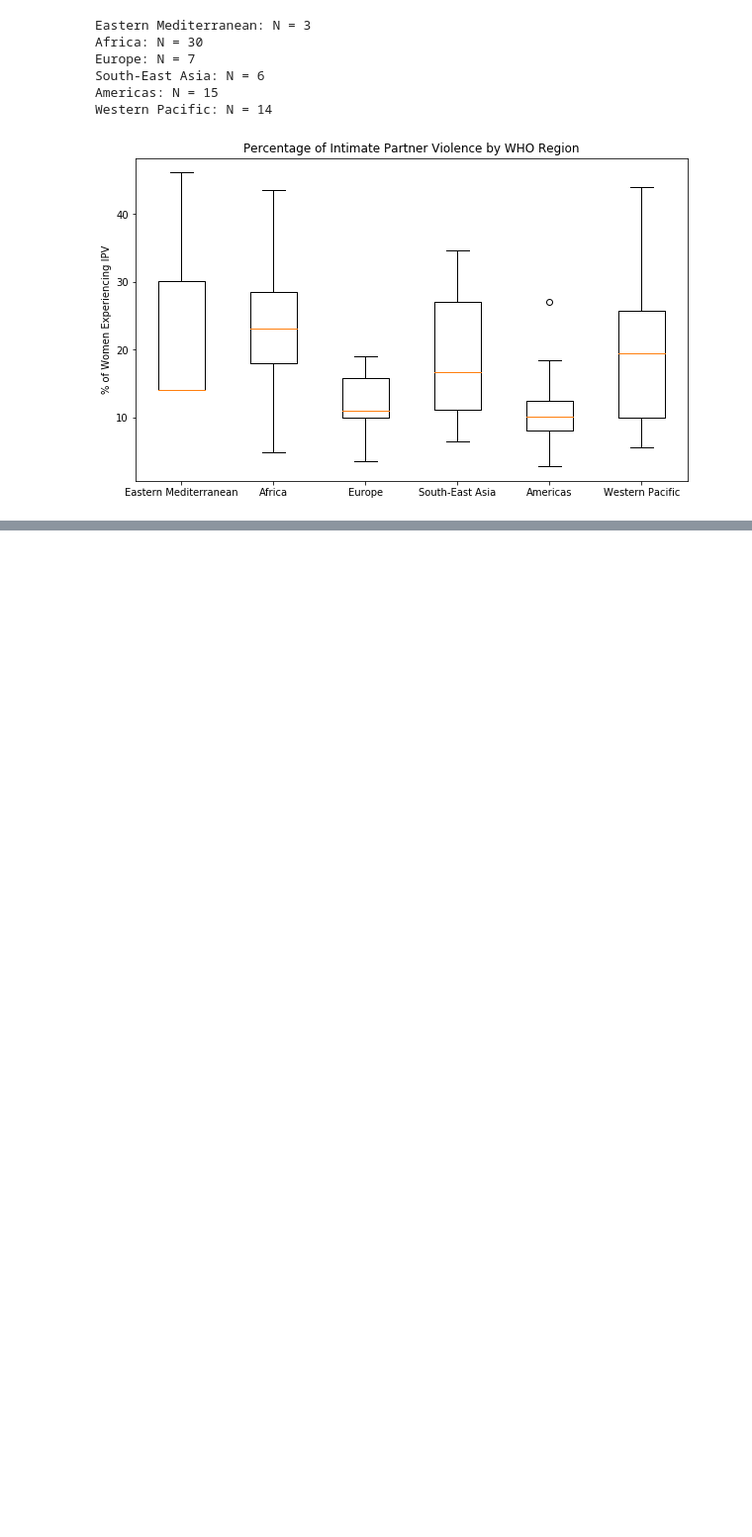
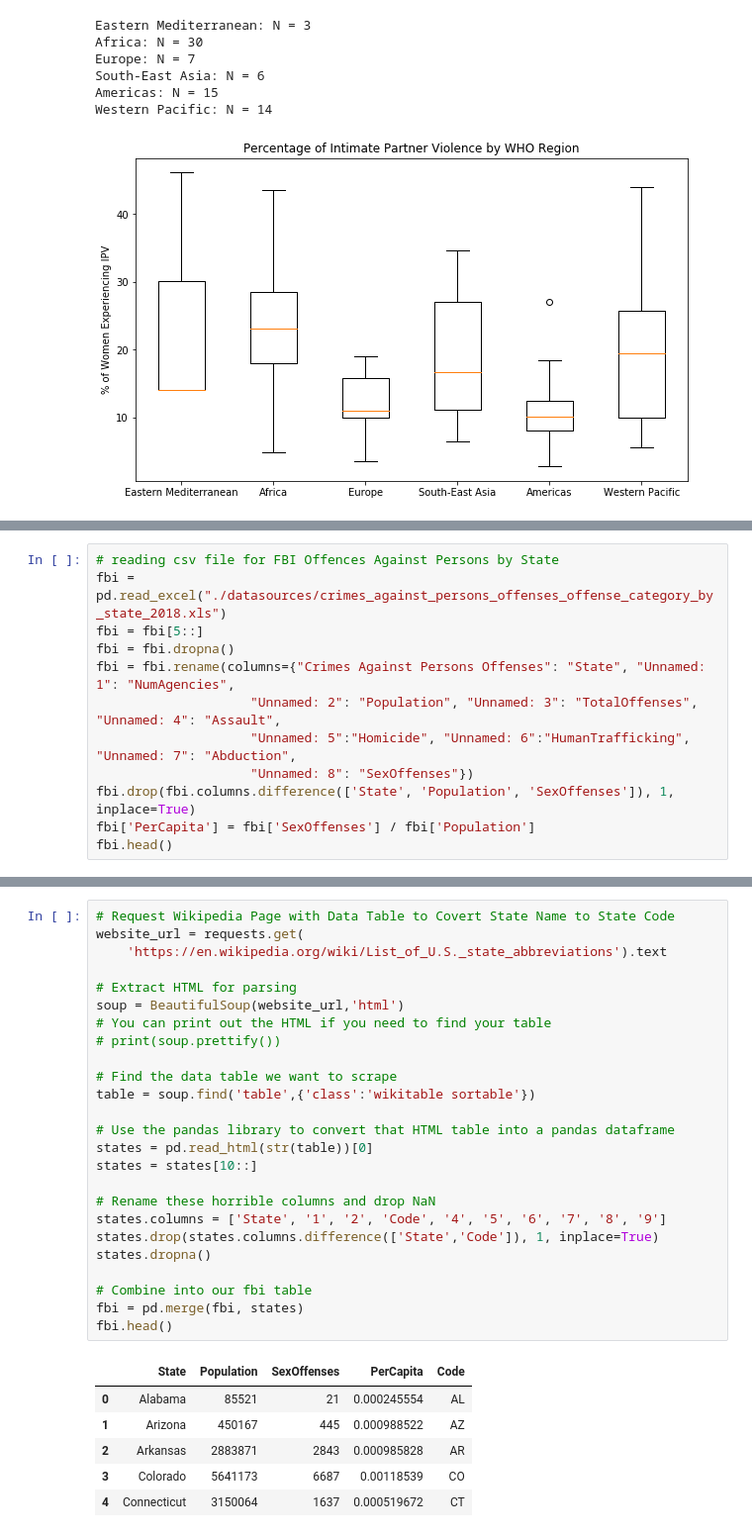
Before and after one commit to RachelWalter/techtogether2020, a Jupyter notebook: sexualviolencedata.ipynb, the cells around one changed output, grey strips where cells are left out. Shown at 99% size. Drawn from its saved outputs; the diff is of its cells as text; blank space fills up the shorter version.

Commit message:
FBI Sex Offense Data

```diff
--- a/sexualviolencedata.ipynb
+++ b/sexualviolencedata.ipynb
@@ -137,0 +142,12 @@ It is difficult, and unfair, to draw conclusions on trends of IPV in each region
+# %%
+# reading csv file for FBI Offences Against Persons by State
+fbi = pd.read_excel("./datasources/crimes_against_persons_offenses_offense_category_by_state_2018.xls")
+fbi = fbi[5::]
+fbi = fbi.dropna()
+fbi = fbi.rename(columns={"Crimes Against Persons Offenses": "State", "Unnamed: 1": "NumAgencies",
+                    "Unnamed: 2": "Population", "Unnamed: 3": "TotalOffenses", "Unnamed: 4": "Assault",
+                    "Unnamed: 5":"Homicide", "Unnamed: 6":"HumanTrafficking", "Unnamed: 7": "Abduction",
+                    "Unnamed: 8": "SexOffenses"})
+fbi.drop(fbi.columns.difference(['State', 'Population', 'SexOffenses']), 1, inplace=True)
+fbi['PerCapita'] = fbi['SexOffenses'] / fbi['Population']
+fbi.head()
@@ -137,0 +161,32 @@ It is difficult, and unfair, to draw conclusions on trends of IPV in each region
+# %%
+# Request Wikipedia Page with Data Table to Covert State Name to State Code
+website_url = requests.get(
+    'https://en.wikipedia.org/wiki/List_of_U.S._state_abbreviations').text
+
+# Extract HTML for parsing
+soup = BeautifulSoup(website_url,'html')
+# You can print out the HTML if you need to find your table
+# print(soup.prettify())
+
+# Find the data table we want to scrape
+table = soup.find('table',{'class':'wikitable sortable'})
+
+# Use the pandas library to convert that HTML table into a pandas dataframe
+states = pd.read_html(str(table))[0]
+states = states[10::]
+
+# Rename these horrible columns and drop NaN
+states.columns = ['State', '1', '2', 'Code', '4', '5', '6', '7', '8', '9']
+states.drop(states.columns.difference(['State','Code']), 1, inplace=True)
+states.dropna()
+
+# Combine into our fbi table
+fbi = pd.merge(fbi, states)
+fbi.head()
+# %% [output]
+|  | State | Population | SexOffenses | PerCapita | Code |
+| 0 | Alabama | 85521 | 21 | 0.000245554 | AL |
+| 1 | Arizona | 450167 | 445 | 0.000988522 | AZ |
+| 2 | Arkansas | 2883871 | 2843 | 0.000985828 | AR |
+| 3 | Colorado | 5641173 | 6687 | 0.00118539 | CO |
+| 4 | Connecticut | 3150064 | 1637 | 0.000519672 | CT |
```
Also changed, not shown: parts of 5 cells of this notebook, 2 other files.
